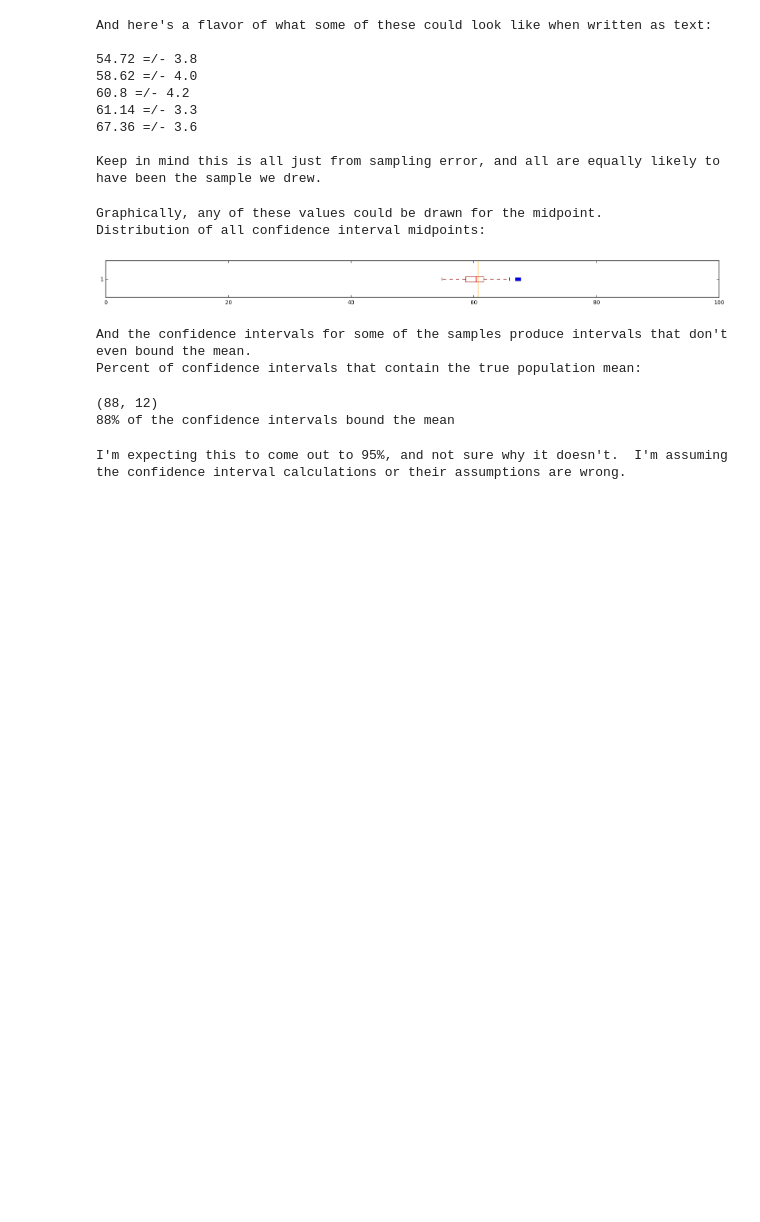
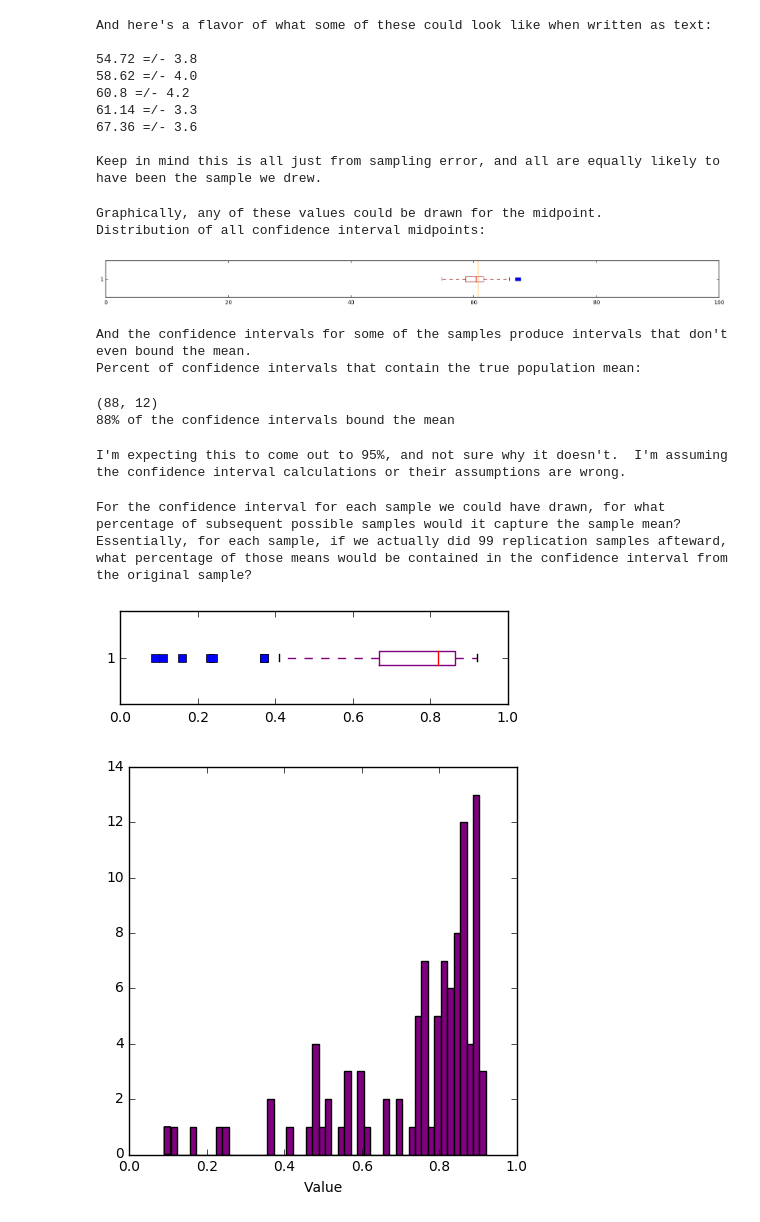
Before and after one commit to mit-teaching-systems-lab/math, a Jupyter notebook: Confidence+intervals.ipynb, the cells around one changed output. Drawn from its saved outputs; the diff is of its cells as text; code cells hidden in the pictures; blank space fills up the shorter version.

Commit message:
Add replication simulation

```diff
--- a/Confidence+intervals.ipynb
+++ b/Confidence+intervals.ipynb
@@ -307,3 +307,36 @@ print(str(len(good)) + "% of the confidence intervals bound the mean")
 print("I'm expecting this to come out to 95%, and not sure why it doesn't.  I'm assuming the confidence interval calculations or their assumptions are wrong.")
 # %% [output]
 I'm expecting this to come out to 95%, and not sure why it doesn't.  I'm assuming the confidence interval calculations or their assumptions are wrong.
+# %%
+# via https://www.ncbi.nlm.nih.gov/pubmed/16953701
+# for each confidence interval, how many of the other sample means do they capture?
+
+print("For the confidence interval for each sample we could have drawn, for what percentage of subsequent possible samples would it capture the sample mean?")
+print("Essentially, for each sample, if we actually did 99 replication samples afteward, what percentage of those means would be contained in the confidence interval from the original sample?")
+ci_captures = []
+for confidence_interval in confidence_intervals:
+  (lower, upper) = confidence_interval
+  captured = 0
+
+  for sample in samples:
+    if lower <= np.mean(sample) <= upper:
+      captured = captured + 1
+
+  ci_captures.append((captured - 1) / len(samples))
+
+plt.figure(figsize=(5,1.2))
+bp = plt.boxplot(ci_captures, 0, 'rs', 0)
+plt.setp(bp['boxes'], color='purple')
+plt.setp(bp['whiskers'], color='purple')
+None
+
+plt.figure(figsize=(5,5))
+n, bins, patches = plt.hist(ci_captures, 50, color="purple")
+plt.xlabel('Value')
+plt.xlim(0, 1)
+plt.show()
+# %% [output]
+For the confidence interval for each sample we could have drawn, for what percentage of subsequent possible samples would it capture the sample mean?
+Essentially, for each sample, if we actually did 99 replication samples afteward, what percentage of those means would be contained in the confidence interval from the original sample?
+[figure, added]
+[figure, added]
```
